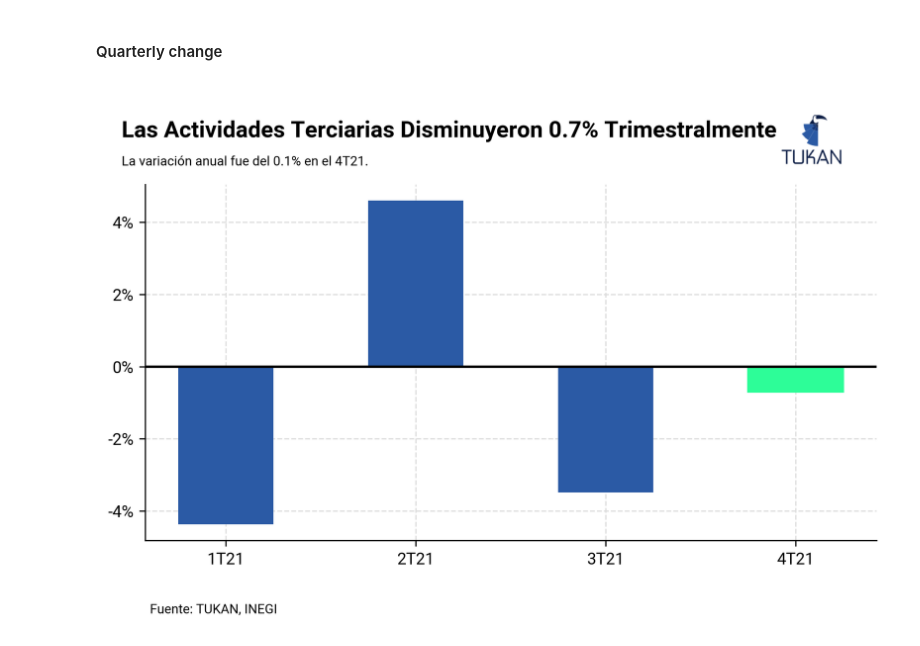
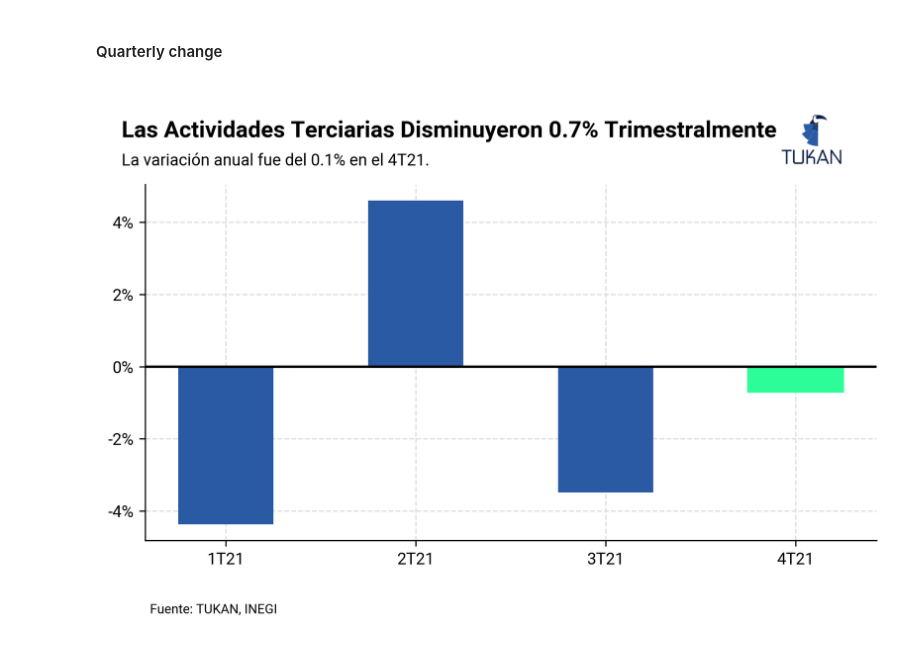
Before and after one commit to TukanMx/tukan_notebooks, a Jupyter notebook: social/social_media/pib/pib_template.ipynb, the cells around one changed output. Cells and saved outputs as stored; diff of their text form; code cells hidden in the pictures.

```diff
--- a/social/social_media/pib/pib_template.ipynb
+++ b/social/social_media/pib/pib_template.ipynb
@@ -829,7 +829,7 @@ fig.text(
     0.10,
     0.92,
     "La variación anual fue del 0.1% en el 4T21.",
-    size=8
+    size=10
 )
 # Add footer
 fig.text(0.13, -0.03, "Fuente: TUKAN, INEGI", fontsize=8)
@@ -840,31 +840,31 @@ fig.text(0.13, -0.03, "Fuente: TUKAN, INEGI", fontsize=8)
 #     dpi=300,
 #     bbox_inches="tight",
 #     # facecolor="white",
 #     edgecolor="none",
 #     transparent=True,
 # )
 
 tukan_im = image.imread(module_path + "\\assets\\logo\\logo192.png")
 newax = fig.add_axes([0.72, .88, 0.16, 0.19], anchor="NE", zorder=1)
 newax.imshow(tukan_im)
 newax.axis("off")
 
 plt.savefig(
     "plots/gdp_ter_bar_logo.png",
     dpi=300,
     bbox_inches="tight",
     # facecolor="white",
     edgecolor="none",
     transparent=True,
 )
 
 plt.savefig(
     "plots/gdp_ter_bar_white_logo.png",
     dpi=300,
     bbox_inches="tight",
     facecolor="white",
     edgecolor="none",
     transparent=False,
 )
 # %% [output]
-[figure, old version]
+[figure, new version]
```
Also changed, not shown: parts of 3 cells of this notebook.
